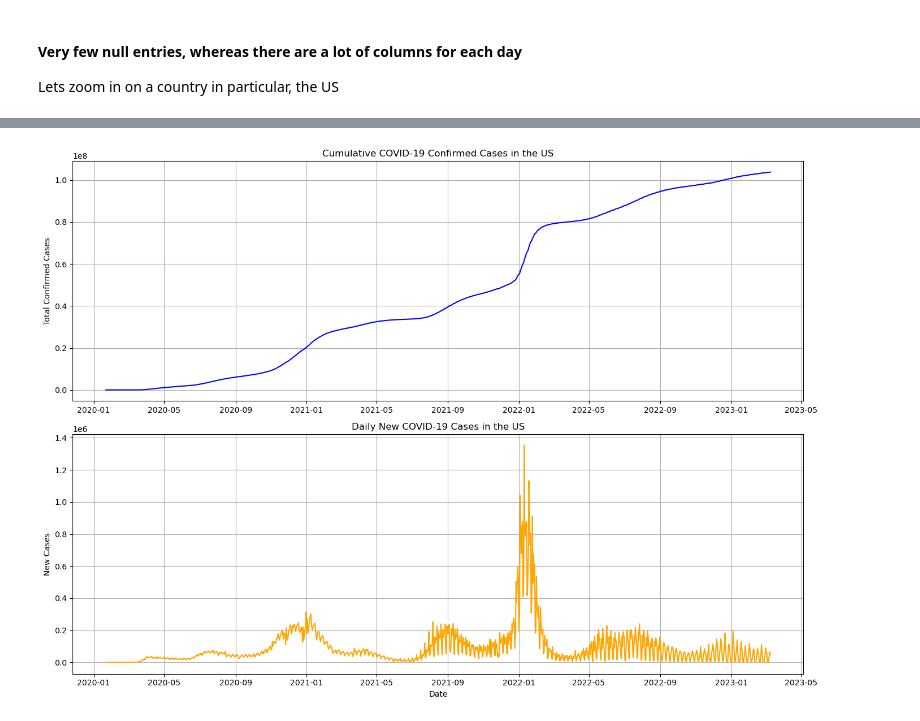
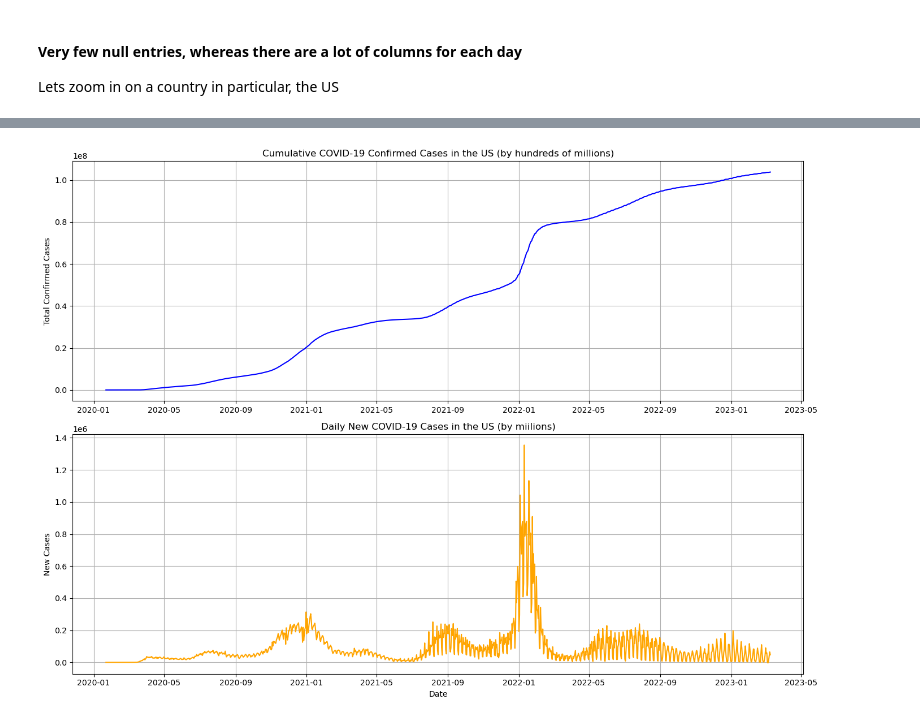
Before and after one commit to RaghavDewangan/Covid-Outbreak-Prediction, a Jupyter notebook: pred.ipynb, the cells around one changed output, grey strips where cells are left out. Cells and saved outputs as stored; diff of their text form; code cells hidden in the pictures.

Commit message:
added scale to title of images

```diff
--- a/pred.ipynb
+++ b/pred.ipynb
@@ -42,6 +48,6 @@ Lets zoom in on a country in particular, the US
 df_us = covid_confirmed[covid_confirmed['Country/Region'] == 'US'].drop(columns=['Lat', 'Long', 'Country/Region', 'Province/State'], errors='ignore') # drop columns that are not necessary
 daily_cases = df_us.sum(axis=0).diff().fillna(0) # difference of cases from col to col
 daily_cases.index = pd.to_datetime(daily_cases.index) # columns to actual datetime objects, proper date handling for plotting and modelling
-daily_cases = daily_cases.to_frame(name='new_cases') # daily cases series to df w single col named new_cases
+daily_cases = daily_cases.to_frame(name='new_cases_diff_by_day') # daily cases series to df w single col named new_cases
 daily_cases
 # %% [output]
@@ -64,24 +90,24 @@ df_us_cumulative.index = pd.to_datetime(df_us_cumulative.index)
 # %%
 import matplotlib.pyplot as plt
 
 plt.figure(figsize=(14, 10))
 
 # --- Plot 1: Cumulative cases ---
 plt.subplot(2, 1, 1)  # (nrows, ncols, index)
 plt.plot(df_us_cumulative.index, df_us_cumulative.values, color='blue')
-plt.title("Cumulative COVID-19 Confirmed Cases in the US")
+plt.title("Cumulative COVID-19 Confirmed Cases in the US (by hundreds of millions)")
 plt.ylabel("Total Confirmed Cases")
 plt.grid(True)
 
 # --- Plot 2: Daily new cases ---
 plt.subplot(2, 1, 2)
-plt.plot(daily_cases.index, daily_cases["new_cases"], color='orange')
-plt.title("Daily New COVID-19 Cases in the US")
+plt.plot(daily_cases.index, daily_cases["new_cases_diff_by_day"], color='orange')
+plt.title("Daily New COVID-19 Cases in the US (by miilions)")
 plt.xlabel("Date")
 plt.ylabel("New Cases")
 plt.grid(True)
 
 plt.tight_layout()
 plt.show()
 # %% [output]
-[figure, old version]
+[figure, new version]
```
Also changed, not shown: parts of 4 cells of this notebook.
